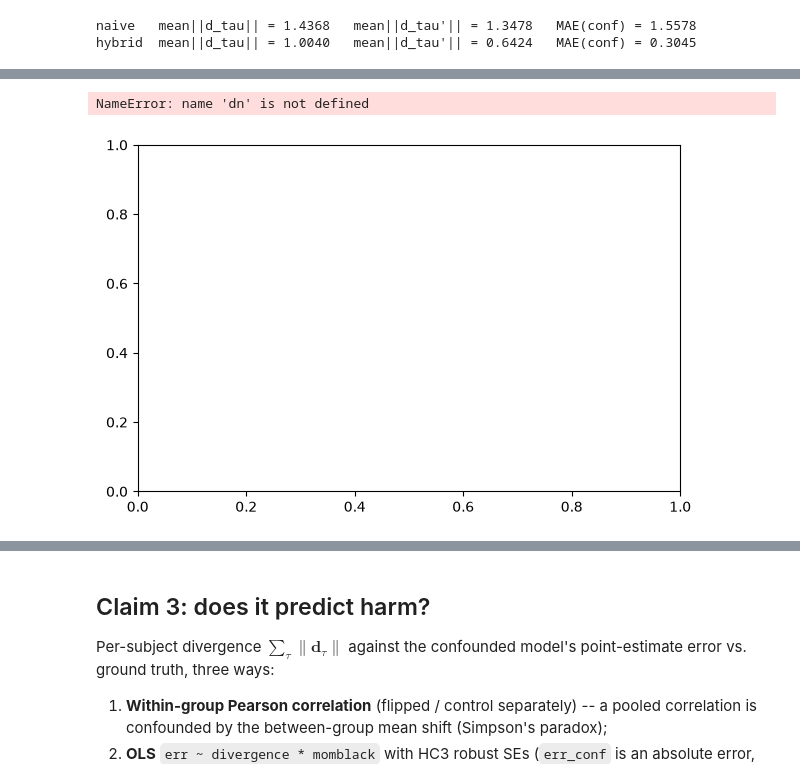
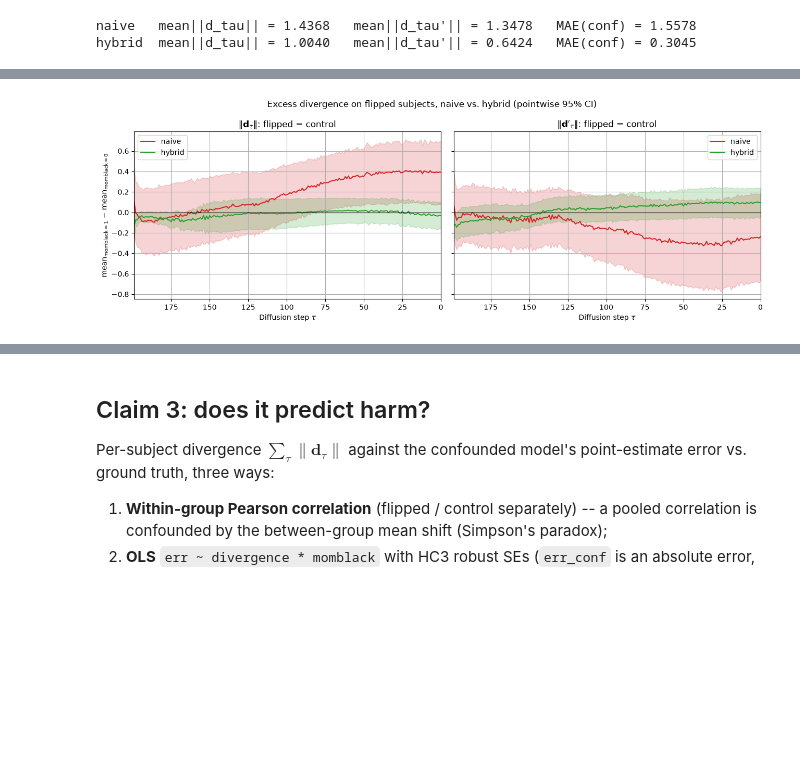
Before and after one commit to case547/diffusion-irregular-ehr, a Jupyter notebook: confounding_diffusion.ipynb, the cells around one changed output, grey strips where cells are left out. Cells and saved outputs as stored; diff of their text form; code cells hidden in the pictures; blank space fills up the shorter version.

```diff
--- a/confounding_diffusion.ipynb
+++ b/confounding_diffusion.ipynb
@@ -302,28 +309,27 @@ NameError: name 'd_tau_norm' is not defined
 # %%
-# Excess divergence on flipped subjects: mean_{momblack=1} - mean_{momblack=0} at each tau,
-# resampling each group independently. Pointwise CI only (see the claim 2 note).
-fig, ax = plt.subplots(figsize=(7, 4.5))
-for vals, label, colour in [
-    (dn, r"$\mathbf{d}_\tau$", "C0"),
-    (dnp, r"$\mathbf{d}'_\tau$", "C2"),
+fig, axes = plt.subplots(1, 2, figsize=(13, 4.5), sharey=True)
+for ax, key, symbol in [
+    (axes[0], "d_tau_norm", r"\mathbf{d}_\tau"),
+    (axes[1], "d_tau_prime_norm", r"\mathbf{d}'_\tau"),
 ]:
-    rng = np.random.default_rng(SEED)
-    diff_boot = boot_curve(vals[:, fm], N_BOOT, rng) - boot_curve(vals[:, cm], N_BOOT, rng)
-    lo, hi = pointwise_ci(diff_boot)
-    obs = vals[:, fm].mean(axis=1) - vals[:, cm].mean(axis=1)
-    ax.plot(tau_axis, obs, color=colour, label=label)
-    ax.fill_between(tau_axis, lo, hi, color=colour, alpha=0.2)
-
-ax.axhline(0.0, color="k", lw=0.8)
-ax.set_xlim(tau_axis.max(), tau_axis.min())
-ax.set_xlabel(r"Diffusion step $\tau$")
-ax.set_ylabel(r"mean$_{\mathrm{momblack}=1}$ $-$ mean$_{\mathrm{momblack}=0}$")
-ax.set_title("Excess predicted-noise divergence on flipped subjects (pointwise 95% CI)")
-ax.legend()
-ax.grid()
+    for name, colour in [("naive", "C3"), ("hybrid", "C2")]:
+        vals = RESULTS[name][key].numpy()
+        rng = np.random.default_rng(SEED)
+        diff_boot = boot_curve(vals[:, fm], N_BOOT, rng) - boot_curve(vals[:, cm], N_BOOT, rng)
+        lo, hi = pointwise_ci(diff_boot)
+        obs = vals[:, fm].mean(axis=1) - vals[:, cm].mean(axis=1)
+        ax.plot(tau_axis, obs, color=colour, label=name)
+        ax.fill_between(tau_axis, lo, hi, color=colour, alpha=0.2)
+    ax.axhline(0.0, color="k", lw=0.8)
+    ax.set_xlim(tau_axis.max(), tau_axis.min())
+    ax.set_xlabel(r"Diffusion step $\tau$")
+    ax.set_title(rf"$\|{symbol}\|$: flipped $-$ control")
+    ax.grid()
+    ax.legend()
+axes[0].set_ylabel(r"mean$_{\mathrm{momblack}=1}$ $-$ mean$_{\mathrm{momblack}=0}$")
+fig.suptitle("Excess divergence on flipped subjects, naive vs. hybrid (pointwise 95% CI)")
 fig.tight_layout()
 fig.savefig("images/confounding_divergence_diff_vs_tau.png", dpi=150)
 plt.show()
 # %% [output]
-NameError: name 'dn' is not defined
-[figure, old version]
+[figure, new version]
```
Also changed, not shown: parts of 8 cells of this notebook, 2 other files.
